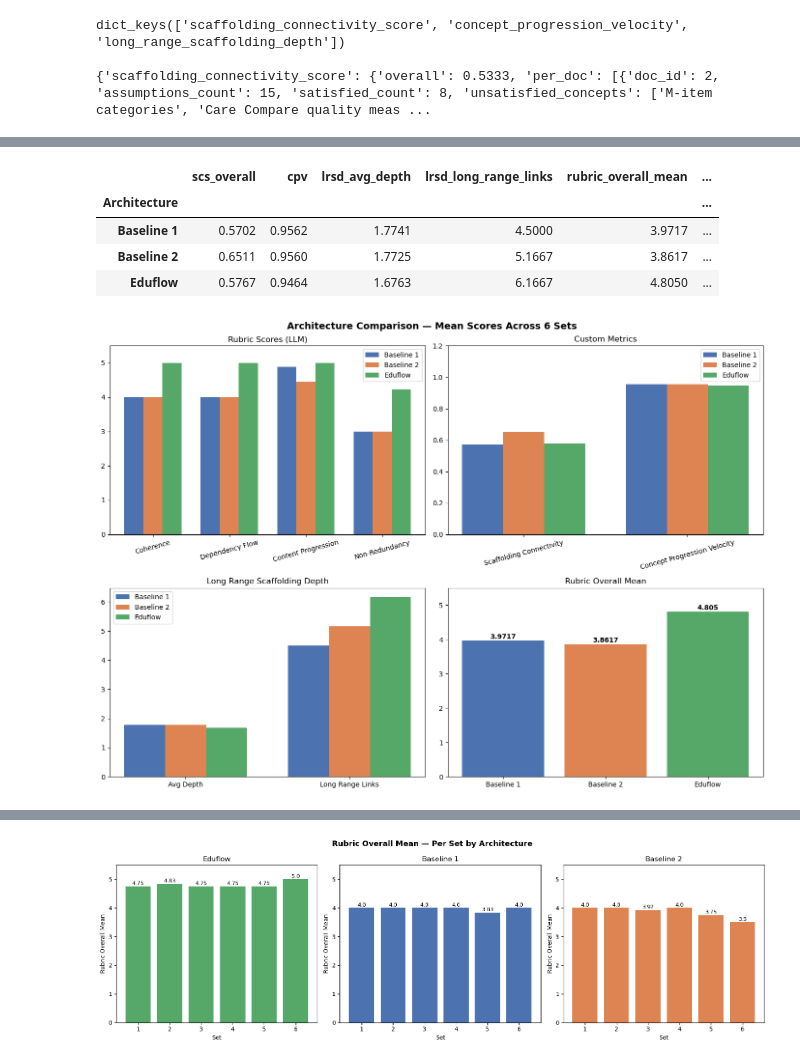
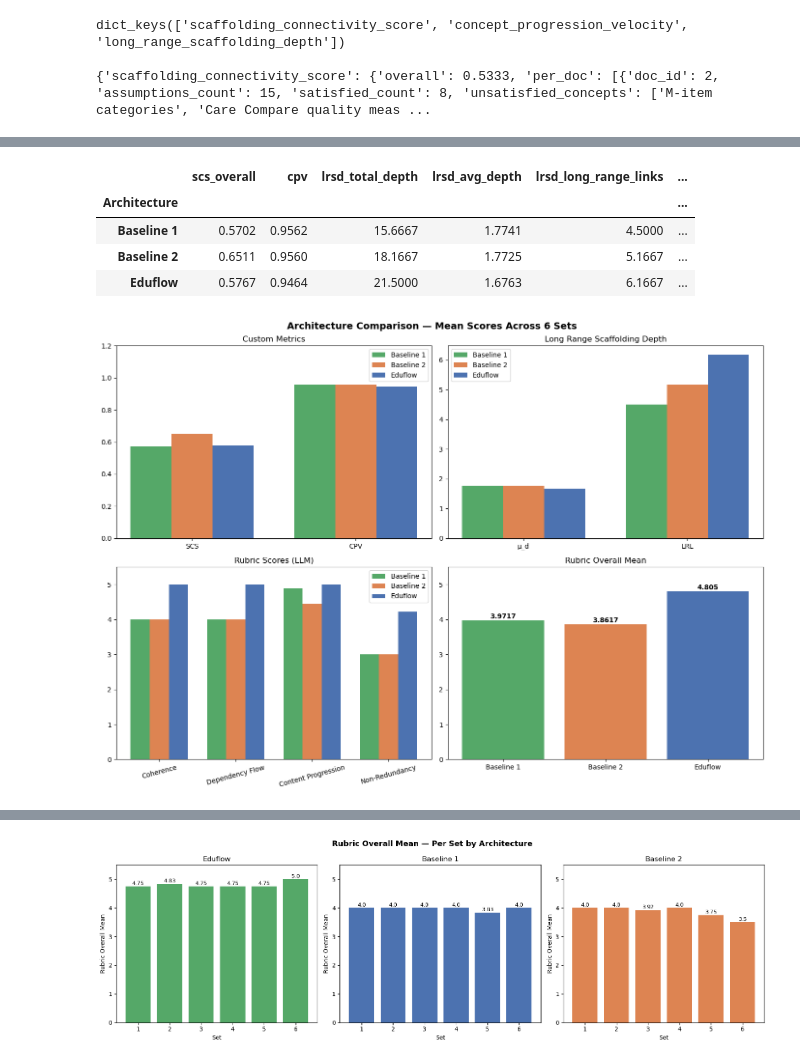
Before and after one commit to daveshenal/eduflow, a Jupyter notebook: evaluator_service/evaluation/results_analysis.ipynb, the cells around one changed output, grey strips where cells are left out. Saved outputs shown, nothing was run; the diff lists cells and outputs as text; code cells hidden in the pictures.

```diff
--- a/evaluator_service/evaluation/results_analysis.ipynb
+++ b/evaluator_service/evaluation/results_analysis.ipynb
@@ -116,6 +116,9 @@ df["scs_overall"] = df["custom_parsed"].apply(
 )
 df["cpv"] = df["custom_parsed"].apply(
     lambda x: x["metrics"]["concept_progression_velocity"].get("cpv") if x else None
+)
+df["lrsd_total_depth"] = df["custom_parsed"].apply(
+    lambda x: x["metrics"]["long_range_scaffolding_depth"].get("total_depth") if x else None
 )
 df["lrsd_avg_depth"] = df["custom_parsed"].apply(
     lambda x: x["metrics"]["long_range_scaffolding_depth"].get("average_depth") if x else None
@@ -125,5 +128,5 @@ df["lrsd_long_range_links"] = df["custom_parsed"].apply(
 )
 
 # Check results
-df[["Architecture", "Set", "scs_overall", "cpv", "lrsd_avg_depth", "lrsd_long_range_links"]]
+df[["Architecture", "Set", "scs_overall", "cpv", "lrsd_total_depth", "lrsd_avg_depth", "lrsd_long_range_links"]]
 # %% [output]
@@ -147,71 +195,72 @@ df[["Architecture", "Set", "scs_overall", "cpv", "lrsd_avg_depth", "lrsd_long_ra
 # %%
-metrics = ["scs_overall", "cpv", "lrsd_avg_depth", "lrsd_long_range_links",
+metrics = ["scs_overall", "cpv", "lrsd_total_depth", "lrsd_avg_depth", "lrsd_long_range_links",
            "rubric_overall_mean", "rubric_coherence", "rubric_dependency_flow",
            "rubric_content_progression", "rubric_non_redundancy"]
 
 summary = df.groupby("Architecture")[metrics].mean().round(4)
 summary
 # %% [output]
-|  | scs_overall | cpv | lrsd_avg_depth | lrsd_long_range_links | rubric_overall_mean | ... |
+|  | scs_overall | cpv | lrsd_total_depth | lrsd_avg_depth | lrsd_long_range_links | ... |
 | Architecture |  |  |  |  |  | ... |
-| Baseline 1 | 0.5702 | 0.9562 | 1.7741 | 4.5000 | 3.9717 | ... |
-| Baseline 2 | 0.6511 | 0.9560 | 1.7725 | 5.1667 | 3.8617 | ... |
-| Eduflow | 0.5767 | 0.9464 | 1.6763 | 6.1667 | 4.8050 | ... |
+| Baseline 1 | 0.5702 | 0.9562 | 15.6667 | 1.7741 | 4.5000 | ... |
+| Baseline 2 | 0.6511 | 0.9560 | 18.1667 | 1.7725 | 5.1667 | ... |
+| Eduflow | 0.5767 | 0.9464 | 21.5000 | 1.6763 | 6.1667 | ... |
 # %%
 fig, axes = plt.subplots(2, 2, figsize=(14, 10))
 fig.suptitle("Architecture Comparison — Mean Scores Across 6 Sets", fontsize=14, fontweight="bold")
 
 architectures = summary.index.tolist()
-colors = ["#4C72B0", "#DD8452", "#55A868"]  # blue, orange, green
+colors = ["#55A868", "#DD8452", "#4C72B0"]
+width = 0.25
+
+
+# --- Plot 2: Custom Metrics ---
+ax2 = axes[0, 0]
+custom_cols = ["scs_overall", "cpv"]
+custom_labels = ["SCS", "CPV"]
+x = np.arange(len(custom_labels))
+for i, (arch, color) in enumerate(zip(architectures, colors)):
+    ax2.bar(x + i * width, summary.loc[arch, custom_cols], width, label=arch, color=color)
+ax2.set_title("Custom Metrics")
+ax2.set_xticks(x + width)
+ax2.set_xticklabels(custom_labels)
+ax2.set_ylim(0, 1.2)
+ax2.legend()
+
+# --- Plot 3: Long Range Scaffolding ---
+ax3 = axes[0, 1]
+lrsd_cols = ["lrsd_avg_depth", "lrsd_long_range_links"]
+lrsd_labels = ["μ_d", "LRL"]
+x = np.arange(len(lrsd_labels))
+for i, (arch, color) in enumerate(zip(architectures, colors)):
+    ax3.bar(x + i * width, summary.loc[arch, lrsd_cols], width, label=arch, color=color)
+ax3.set_title("Long Range Scaffolding Depth")
+ax3.set_xticks(x + width)
+ax3.set_xticklabels(lrsd_labels)
+ax3.legend()
 
 # --- Plot 1: Rubric Scores ---
-ax1 = axes[0, 0]
+ax1 = axes[1, 0]
 rubric_cols = ["rubric_coherence", "rubric_dependency_flow", "rubric_content_progression", "rubric_non_redundancy"]
 rubric_labels = ["Coherence", "Dependency Flow", "Content Progression", "Non-Redundancy"]
 x = np.arange(len(rubric_labels))
-width = 0.25
 for i, (arch, color) in enumerate(zip(architectures, colors)):
     ax1.bar(x + i * width, summary.loc[arch, rubric_cols], width, label=arch, color=color)
 ax1.set_title("Rubric Scores (LLM)")
 ax1.set_xticks(x + width)
 ax1.set_xticklabels(rubric_labels, rotation=15)
 ax1.set_ylim(0, 5.5)
 ax1.legend()
-
-# --- Plot 2: Custom Metrics ---
-ax2 = axes[0, 1]
-custom_cols = ["scs_overall", "cpv"]
-custom_labels = ["Scaffolding Connectivity", "Concept Progression Velocity"]
-x = np.arange(len(custom_labels))
-for i, (arch, color) in enumerate(zip(architectures, colors)):
-    ax2.bar(x + i * width, summary.loc[arch, custom_cols], width, label=arch, color=color)
-ax2.set_title("Custom Metrics")
-ax2.set_xticks(x + width)
-ax2.set_xticklabels(custom_labels, rotation=15)
-ax2.set_ylim(0, 1.2)
-ax2.legend()
-
-# --- Plot 3: Long Range Scaffolding ---
-ax3 = axes[1, 0]
-lrsd_cols = ["lrsd_avg_depth", "lrsd_long_range_links"]
-lrsd_labels = ["Avg Depth", "Long Range Links"]
-x = np.arange(len(lrsd_labels))
-for i, (arch, color) in enumerate(zip(architectures, colors)):
-    ax3.bar(x + i * width, summary.loc[arch, lrsd_cols], width, label=arch, color=color)
-ax3.set_title("Long Range Scaffolding Depth")
-ax3.set_xticks(x + width)
-ax3.set_xticklabels(lrsd_labels)
-ax3.legend()
 
 # --- Plot 4: Rubric Overall Mean ---
 ax4 = axes[1, 1]
 ax4.bar(architectures, summary["rubric_overall_mean"], color=colors)
 ax4.set_title("Rubric Overall Mean")
 ax4.set_ylim(0, 5.5)
 for i, v in enumerate(summary["rubric_overall_mean"]):
     ax4.text(i, v + 0.05, str(v), ha="center", fontweight="bold")
 
 plt.tight_layout()
 plt.show()
 # %% [output]
-[figure, old version]
+[figure, new version]
```
Also changed, not shown: parts of 13 cells of this notebook, 5 other files.
